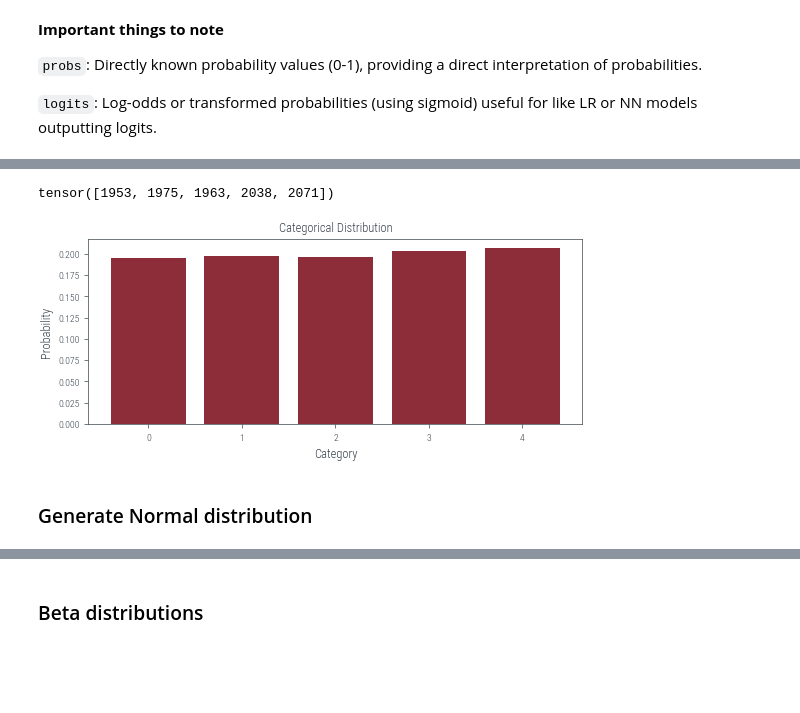
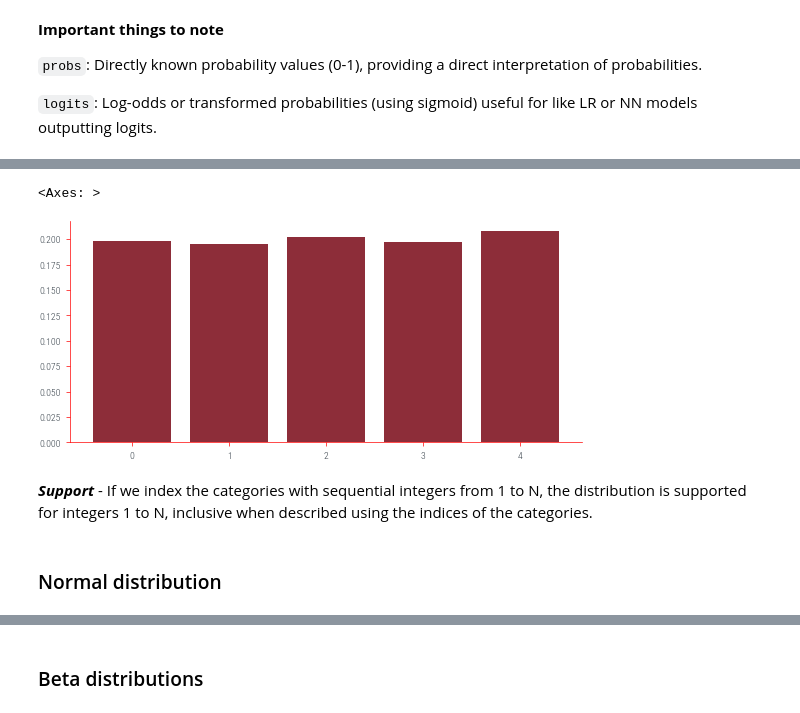
Before and after one commit to rishabh-mondal/Rishabh-mondal.github.io, a Jupyter notebook: posts/Sampling_distributions.ipynb, the cells around one changed output, grey strips where cells are left out. Saved outputs shown, nothing was run; the diff lists cells and outputs as text; code cells hidden in the pictures; blank space fills up the shorter version.

```diff
--- a/posts/Sampling_distributions.ipynb
+++ b/posts/Sampling_distributions.ipynb
@@ -17,0 +30,18 @@ plt.rcParams.update(bundles.beamer_moml())
+# %%
+SPINE_COLOR = 'red'
+
+def format_axes(ax):
+    for spine in ['top', 'right']:
+        ax.spines[spine].set_visible(False)
+
+    for spine in ['left', 'bottom']:
+        ax.spines[spine].set_color(SPINE_COLOR)
+        ax.spines[spine].set_linewidth(0.5)
+
+    ax.xaxis.set_ticks_position('bottom')
+    ax.yaxis.set_ticks_position('left')
+
+    for axis in [ax.xaxis, ax.yaxis]:
+        axis.set_tick_params(direction='out', color=SPINE_COLOR)
+
+    return ax
@@ -74,25 +138,17 @@ plt.show()
 # %%
 from torch.distributions import Categorical
-
-# Create a Categorical distribution with equal probabilities for each category
 categorical_distribution = Categorical(torch.ones(num_categories))
 categorical_numbers = categorical_distribution.sample((n_samples,))
-
-# Count the occurrences of each category
 category_counts = torch.bincount(categorical_numbers)
-print(category_counts)
-
 # Compute the probabilities
 probabilities = category_counts / n_samples
-
-# Plot the categories with probabilities
 plt.bar(range(len(probabilities)), probabilities)
-plt.xlabel('Category')
-plt.ylabel('Probability')
-plt.title('Categorical Distribution')
-plt.show()
+format_axes(plt.gca())
 # %% [output]
-tensor([1953, 1975, 1963, 2038, 2071])
+<Axes: >
-[figure, old version]
+[figure, new version]
+# %% [markdown]
+***Support*** -
+If we index the categories with sequential integers from 1 to N, the distribution is supported for integers 1 to N, inclusive when described using the indices of the categories.
 # %% [markdown]
-### Generate Normal distribution
+### Normal distribution
```
Also changed, not shown: parts of 32 cells of this notebook, 4 other files.
